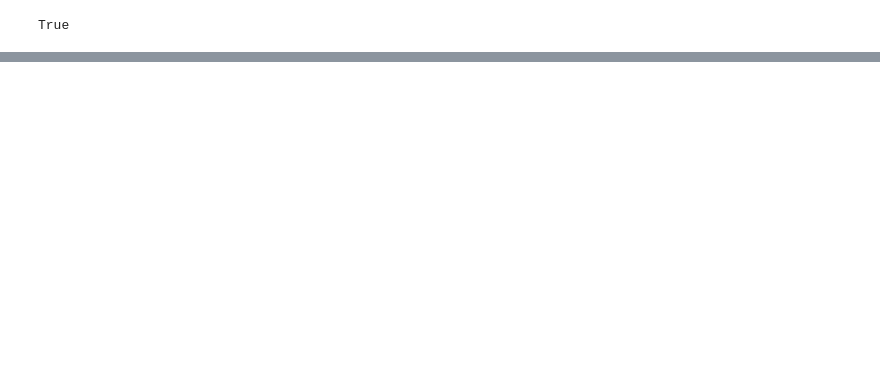
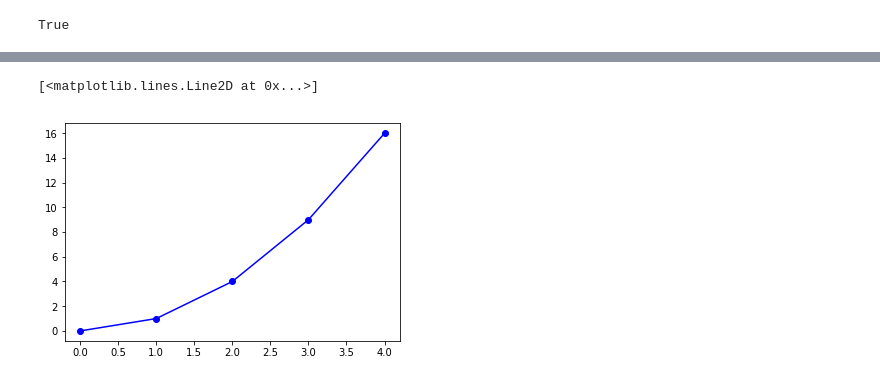
Before and after one commit to martinluduena/EDX-Curso-Python-, a Jupyter notebook: EDX_Week_2.ipynb, the cells around one changed output, grey strips where cells are left out. Cells and saved outputs as stored; diff of their text form; code cells hidden in the pictures; blank space fills up the shorter version.

```diff
--- a/EDX_Week_2.ipynb
+++ b/EDX_Week_2.ipynb
@@ -386,0 +442,7 @@ False
+# %%
+y1 = x**2.0
+y2 = x**1.5
+plt.plot(x,y1,"bo-") # bo- = b(blue)o(circles)-(solid line)
+# %% [output]
+[<matplotlib.lines.Line2D at 0x...>]
+[figure, added]
```
Also changed, not shown: parts of 86 cells of this notebook.
